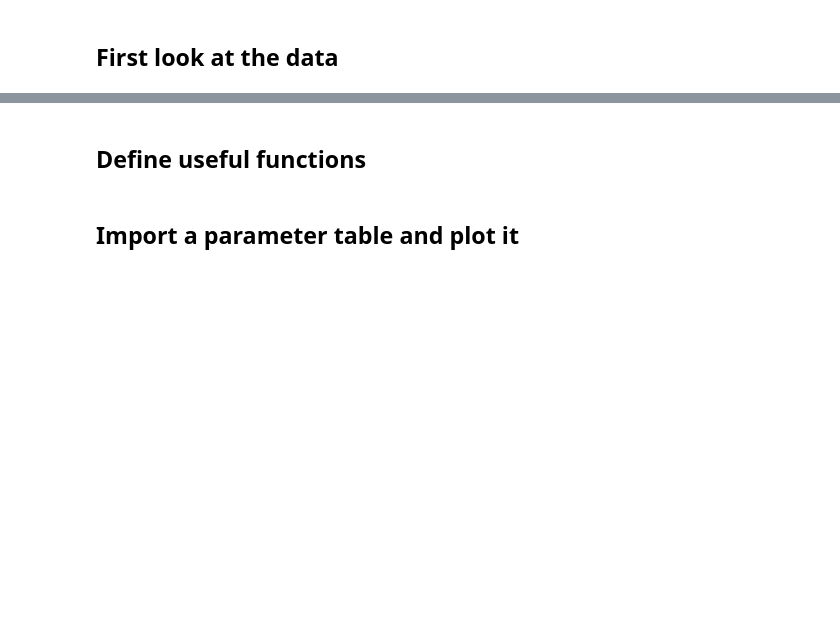
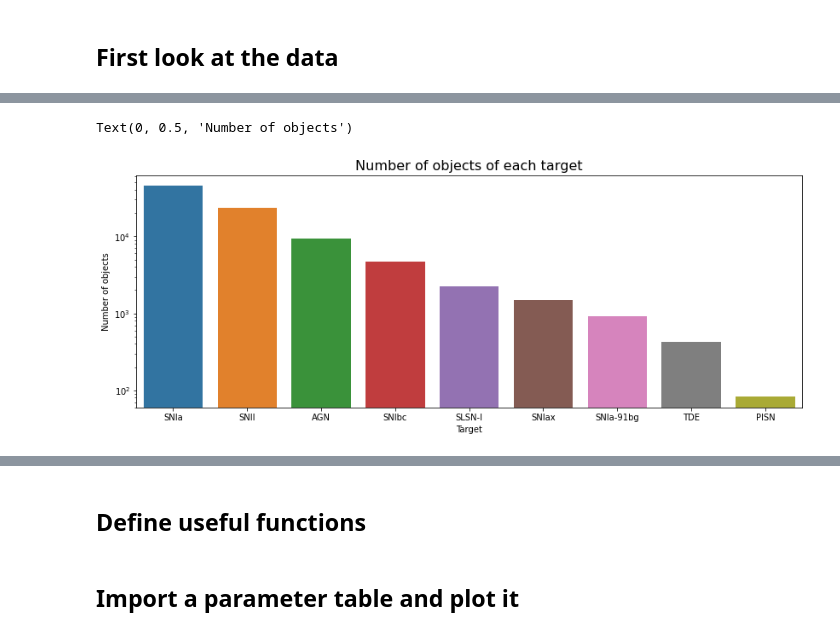
Before and after one commit to erusseil/PISN-classification, a Jupyter notebook: FeatureExtraction/AnalyseExtraction.ipynb, the cells around one changed output, grey strips where cells are left out. Saved outputs shown, nothing was run; the diff lists cells and outputs as text; code cells hidden in the pictures; blank space fills up the shorter version.

```diff
--- a/FeatureExtraction/AnalyseExtraction.ipynb
+++ b/FeatureExtraction/AnalyseExtraction.ipynb
@@ -40,3 +55,26 @@ data[(data['object_id']==713)  & (data['passband']==2)]
+# %%
+plt.figure(figsize=(14,5))
+
+obj_per_target = []
+for i in target_types :
+    obj_per_target.append(len(np.unique(data.loc[data['target']==i, 'object_id'])))
+
+
+sorted_target = [x for _, x in sorted(zip(obj_per_target, target_types),reverse=True)]
+obj_per_target.sort(reverse=True)
+
+for i in range (len(sorted_target)):
+    sorted_target[i]=target_dict.get(sorted_target[i])
+
+a = sns.barplot(x = sorted_target,y = obj_per_target)
+a.set_yscale("log")
+
+plt.title("Number of objects of each target",fontsize=16)
+plt.xlabel('Target')
+plt.ylabel('Number of objects')
+# %% [output]
+Text(0, 0.5, 'Number of objects')
+[figure, added]
 # %%
 plt.figure(figsize=(14,5))
 plt.subplot(1,2,1)
```
Also changed, not shown: parts of 12 cells of this notebook.
